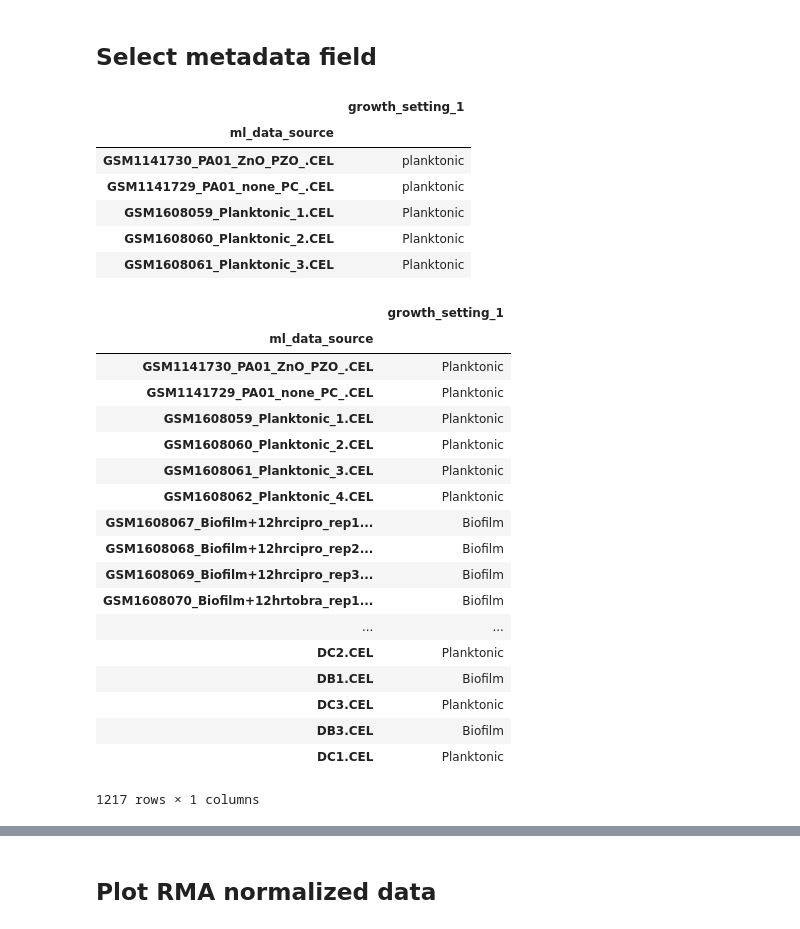
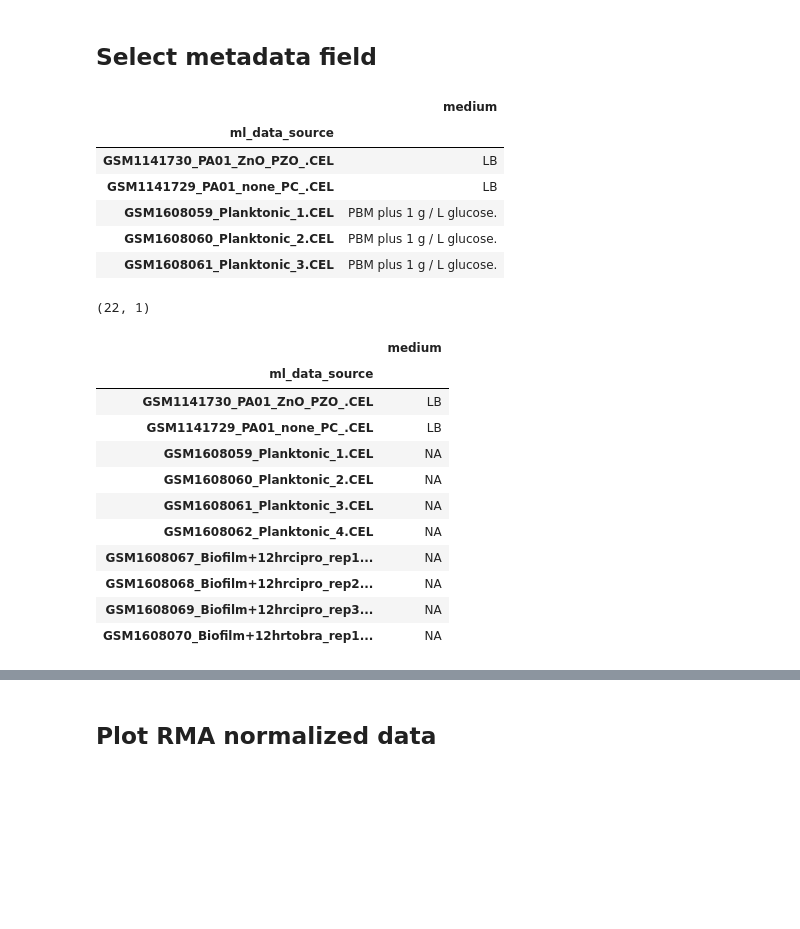
Before and after one commit to greenelab/Pseudomonas_latent_spaces, a Jupyter notebook: scripts/0_process_data.ipynb, the cells around one changed output, grey strips where cells are left out. Saved outputs shown, nothing was run; the diff lists cells and outputs as text; code cells hidden in the pictures; blank space fills up the shorter version.

```diff
--- a/scripts/0_process_data.ipynb
+++ b/scripts/0_process_data.ipynb
@@ -94,18 +118,18 @@ metadata
 #           strain
 #           growth_setting_1
 #           experiment
-metadata_field = 'growth_setting_1'
+metadata_field = 'medium'
 metadata_selected = metadata[metadata_field].to_frame()
 
 metadata_selected.head(5)
 # %% [output]
-|  | growth_setting_1 |
+|  | medium |
 | ml_data_source |  |
-| GSM1141730_PA01_ZnO_PZO_.CEL | planktonic |
-| GSM1141729_PA01_none_PC_.CEL | planktonic |
-| GSM1608059_Planktonic_1.CEL | Planktonic |
-| GSM1608060_Planktonic_2.CEL | Planktonic |
-| GSM1608061_Planktonic_3.CEL | Planktonic |
+| GSM1141730_PA01_ZnO_PZO_.CEL | LB |
+| GSM1141729_PA01_none_PC_.CEL | LB |
+| GSM1608059_Planktonic_1.CEL | PBM plus 1 g / L glucose. |
+| GSM1608060_Planktonic_2.CEL | PBM plus 1 g / L glucose. |
+| GSM1608061_Planktonic_3.CEL | PBM plus 1 g / L glucose. |
 # %%
 # Select subset of values within metadata field
 if metadata_field == 'experiment':
@@ -161,7 +185,7 @@ if metadata_field == 'growth_setting_1':
     metadata_selected_labeled = metadata_selected_labeled.astype({metadata_field: str})
 
 if metadata_field == 'medium':
-    values = ['LB', 'PIA', 'CF sputum', 'pyruvate', 'casamino acids']
+    values = ['LB', 'PIA', 'sputum', 'pyruvate', 'casamino acids']
 
     # Re-label metadata field based on subset of values
     metadata_vector = metadata[metadata_field]
@@ -185,26 +209,24 @@ if metadata_field == 'medium':
         )
     )
     metadata_selected_labeled = metadata_selected_labeled.astype({metadata_field: str})
+# %%
+# Get counts
+metadata_selected_labeled[metadata_selected_labeled[metadata_field] == 'sputum'].shape
+# %% [output]
+(22, 1)
 # %%
-metadata_selected_labeled
+metadata_selected_labeled.head(10)
 # %% [output]
-|  | growth_setting_1 |
+|  | medium |
 | ml_data_source |  |
-| GSM1141730_PA01_ZnO_PZO_.CEL | Planktonic |
-| GSM1141729_PA01_none_PC_.CEL | Planktonic |
-| GSM1608059_Planktonic_1.CEL | Planktonic |
-| GSM1608060_Planktonic_2.CEL | Planktonic |
-| GSM1608061_Planktonic_3.CEL | Planktonic |
-| GSM1608062_Planktonic_4.CEL | Planktonic |
-| GSM1608067_Biofilm+12hrcipro_rep1... | Biofilm |
-| GSM1608068_Biofilm+12hrcipro_rep2... | Biofilm |
-| GSM1608069_Biofilm+12hrcipro_rep3... | Biofilm |
-| GSM1608070_Biofilm+12hrtobra_rep1... | Biofilm |
-| ... | ... |
-| DC2.CEL | Planktonic |
-| DB1.CEL | Biofilm |
-| DC3.CEL | Planktonic |
-| DB3.CEL | Biofilm |
-| DC1.CEL | Planktonic |
+| GSM1141730_PA01_ZnO_PZO_.CEL | LB |
+| GSM1141729_PA01_none_PC_.CEL | LB |
+| GSM1608059_Planktonic_1.CEL | NA |
+| GSM1608060_Planktonic_2.CEL | NA |
+| GSM1608061_Planktonic_3.CEL | NA |
+| GSM1608062_Planktonic_4.CEL | NA |
+| GSM1608067_Biofilm+12hrcipro_rep1... | NA |
+| GSM1608068_Biofilm+12hrcipro_rep2... | NA |
+| GSM1608069_Biofilm+12hrcipro_rep3... | NA |
+| GSM1608070_Biofilm+12hrtobra_rep1... | NA |
-1217 rows × 1 columns
 # %%
```
Also changed, not shown: parts of 7 cells of this notebook, 1 other file.
